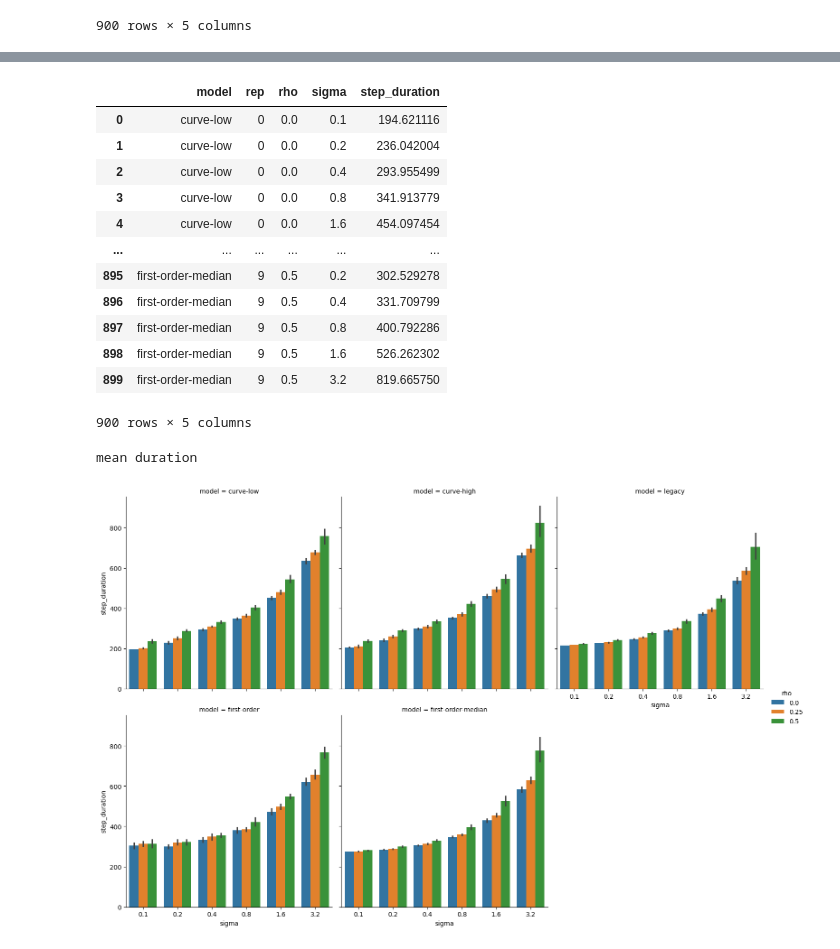
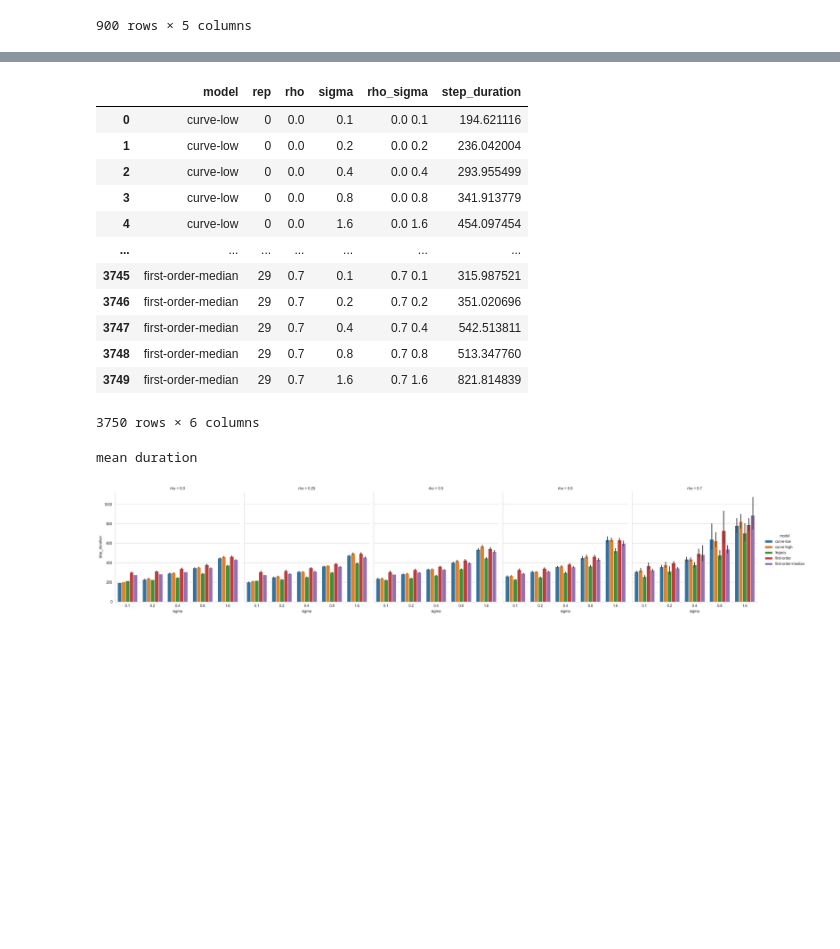
Before and after one commit to molguin92/EdgeDroid2, a Jupyter notebook: analysis_2023/experiments_2024/per_frame_delay.ipynb, the cells around one changed output, grey strips where cells are left out. Saved outputs shown, nothing was run; the diff lists cells and outputs as text; code cells hidden in the pictures; blank space fills up the shorter version.

```diff
--- a/analysis_2023/experiments_2024/per_frame_delay.ipynb
+++ b/analysis_2023/experiments_2024/per_frame_delay.ipynb
@@ -130,11 +136,19 @@ data
 | 899 | legacy | 9 | 0.5 | 3.2 | 627.474601 |
 900 rows × 5 columns
 # %%
-data = pd.read_csv("./per_frame_delay.csv")
+data = pd.concat((pd.read_csv("./per_frame_delay.csv"), pd.read_csv("./per_frame_delay_high_corr.csv"), pd.read_csv("./per_frame_delay_new_runs.csv")))
 models = pd.CategoricalDtype(["curve-low", "curve-high", "legacy", "first-order", "first-order-median"], ordered=False)
 data["model"] = data["model"].astype(models)
+data = data[data["rho"] < 0.8]
+data = data[data["sigma"] < 3.2]
+
+rho_sigma_dtype = pd.CategoricalDtype(map(lambda t: f"{t[0]} {t[1]}", itertools.product(sorted(data["rho"].unique()), sorted(data["sigma"].unique()))), ordered=True)
+
 data["rho"] = data["rho"].astype("category")
 data["sigma"] = data["sigma"].astype("category")
+
+
+data["rho_sigma"] = data[["rho", "sigma"]].apply(func=lambda row: f"{row.rho} {row.sigma}", axis=1).astype(rho_sigma_dtype)
 data
 # %% [output]
 |  | step_number | last_frame_rtt | execution_time | step_duration | time_to_feedback | wait_time | frame_count | ... |
@@ -153,32 +167,33 @@ data
 # %%
-total_durations = data.groupby(["model", "rep", "rho", "sigma"])["step_duration"].sum().reset_index()
+total_durations = data.groupby(["model", "rep", "rho", "sigma", "rho_sigma"], observed=True)["step_duration"].sum().reset_index()
 total_durations
 # %% [output]
-|  | model | rep | rho | sigma | step_duration |
-| 0 | curve-low | 0 | 0.0 | 0.1 | 194.621116 |
-| 1 | curve-low | 0 | 0.0 | 0.2 | 236.042004 |
-| 2 | curve-low | 0 | 0.0 | 0.4 | 293.955499 |
-| 3 | curve-low | 0 | 0.0 | 0.8 | 341.913779 |
-| 4 | curve-low | 0 | 0.0 | 1.6 | 454.097454 |
-| ... | ... | ... | ... | ... | ... |
-| 895 | first-order-median | 9 | 0.5 | 0.2 | 302.529278 |
-| 896 | first-order-median | 9 | 0.5 | 0.4 | 331.709799 |
-| 897 | first-order-median | 9 | 0.5 | 0.8 | 400.792286 |
-| 898 | first-order-median | 9 | 0.5 | 1.6 | 526.262302 |
-| 899 | first-order-median | 9 | 0.5 | 3.2 | 819.665750 |
+|  | model | rep | rho | sigma | rho_sigma | step_duration |
+| 0 | curve-low | 0 | 0.0 | 0.1 | 0.0 0.1 | 194.621116 |
+| 1 | curve-low | 0 | 0.0 | 0.2 | 0.0 0.2 | 236.042004 |
+| 2 | curve-low | 0 | 0.0 | 0.4 | 0.0 0.4 | 293.955499 |
+| 3 | curve-low | 0 | 0.0 | 0.8 | 0.0 0.8 | 341.913779 |
+| 4 | curve-low | 0 | 0.0 | 1.6 | 0.0 1.6 | 454.097454 |
+| ... | ... | ... | ... | ... | ... | ... |
+| 3745 | first-order-median | 29 | 0.7 | 0.1 | 0.7 0.1 | 315.987521 |
+| 3746 | first-order-median | 29 | 0.7 | 0.2 | 0.7 0.2 | 351.020696 |
+| 3747 | first-order-median | 29 | 0.7 | 0.4 | 0.7 0.4 | 542.513811 |
+| 3748 | first-order-median | 29 | 0.7 | 0.8 | 0.7 0.8 | 513.347760 |
+| 3749 | first-order-median | 29 | 0.7 | 1.6 | 0.7 1.6 | 821.814839 |
-900 rows × 5 columns
+3750 rows × 6 columns
 # %%
 %matplotlib inline
 import seaborn as sns
 import matplotlib.pyplot as plt
 
 print("mean duration")
-fg = sns.catplot(kind="bar", data=total_durations, col="model", hue="rho", y="step_duration", x="sigma", col_wrap=3)
+fg = sns.catplot(kind="bar", data=total_durations, hue="model", y="step_duration", x="sigma", col="rho")
+# fg.set(yscale="log")
 plt.show()
 
 # push correlation higher
 # %% [output]
 mean duration
-[figure, old version]
+[figure, new version]
 # %%
 print("mean number of frames")
```
Also changed, not shown: parts of 8 cells of this notebook, 5 other files.
